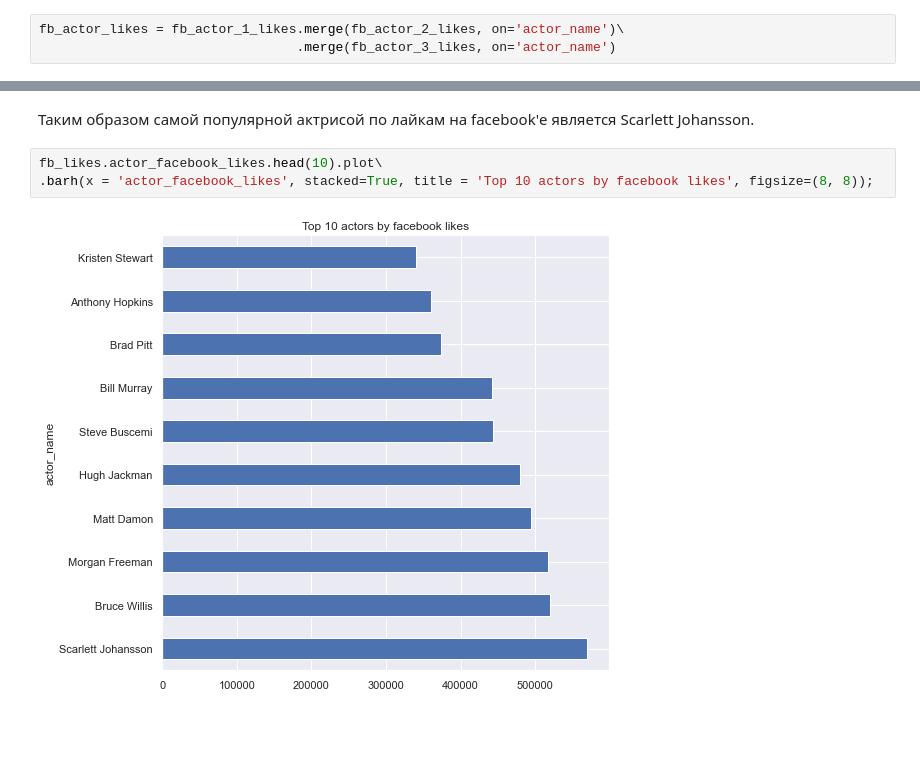
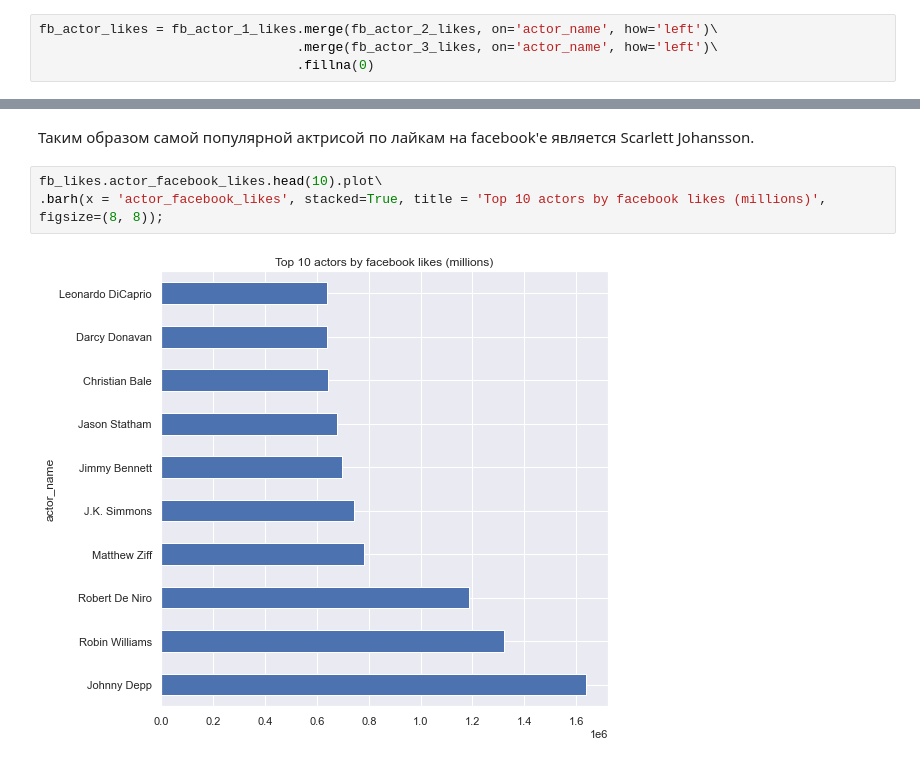
Before and after one commit to Abideil/EDA_imdb, a Jupyter notebook: EDA_imdb.ipynb, the cells around one changed output, grey strips where cells are left out. Drawn from its saved outputs; the diff is of its cells as text; blank space fills up the shorter version.

Commit message:
Fixed Incorrect Facebook actors likes

```diff
--- a/EDA_imdb.ipynb
+++ b/EDA_imdb.ipynb
@@ -321,5 +321,6 @@ fb_actor_3_likes.head(10)
 # %% [markdown]
 После того, как мы получили количество лайков актеров за роль каждого плана, необходимо их "склеить".
 # %%
-fb_actor_likes = fb_actor_1_likes.merge(fb_actor_2_likes, on='actor_name')\
-                                 .merge(fb_actor_3_likes, on='actor_name')
+fb_actor_likes = fb_actor_1_likes.merge(fb_actor_2_likes, on='actor_name', how='left')\
+                                 .merge(fb_actor_3_likes, on='actor_name', how='left')\
+                                 .fillna(0)
@@ -352,6 +353,6 @@ fb_likes = fb_actor_likes[['actor_name', 'actor_facebook_likes']]\
 Таким образом самой популярной актрисой по лайкам на facebook'е является Scarlett Johansson.
 # %%
 fb_likes.actor_facebook_likes.head(10).plot\
-.barh(x = 'actor_facebook_likes', stacked=True, title = 'Top 10 actors by facebook likes', figsize=(8, 8));
+.barh(x = 'actor_facebook_likes', stacked=True, title = 'Top 10 actors by facebook likes (millions)', figsize=(8, 8));
 # %% [output]
-[figure, old version]
+[figure, new version]
```
Also changed, not shown: parts of 3 cells of this notebook.
